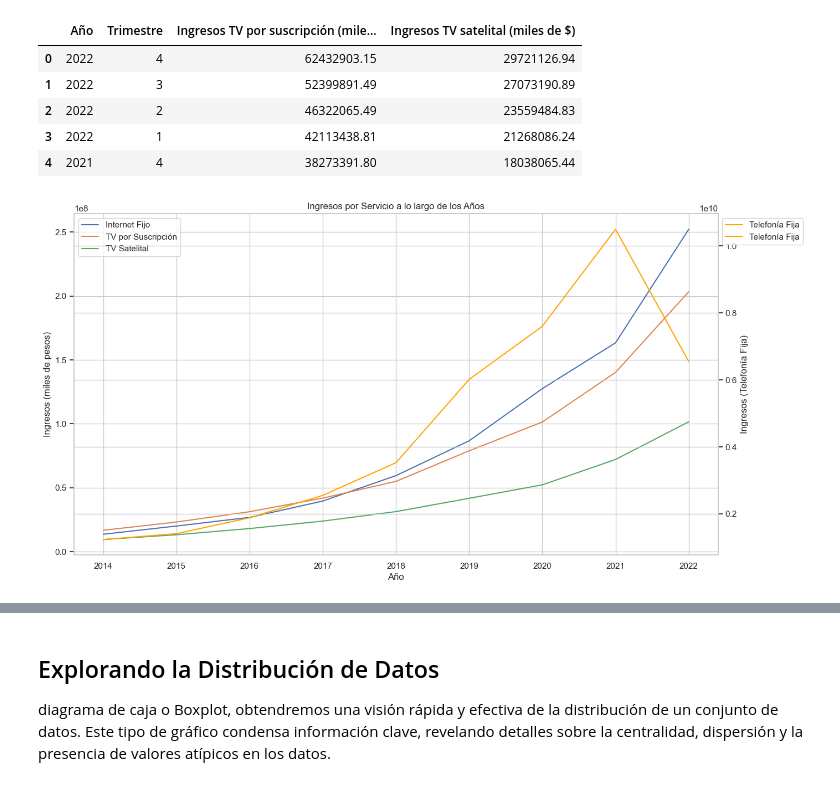
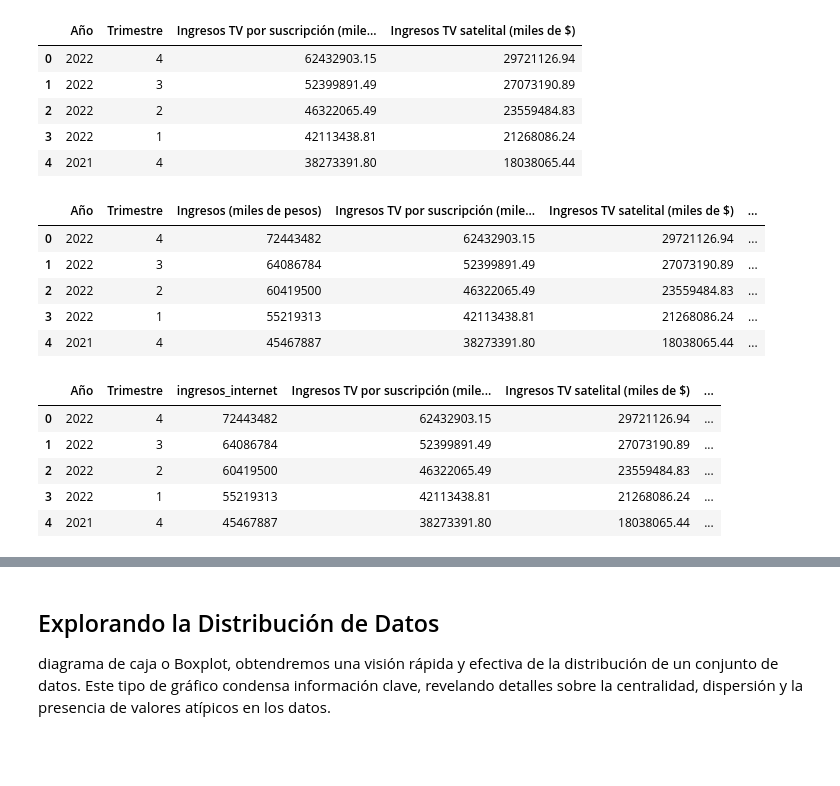
Before and after one commit to roscha10/DataAnalytics_ENACOM, a Jupyter notebook: EDA.ipynb, the cells around one changed output, grey strips where cells are left out. Saved outputs shown, nothing was run; the diff lists cells and outputs as text; code cells hidden in the pictures; blank space fills up the shorter version.

```diff
--- a/EDA.ipynb
+++ b/EDA.ipynb
@@ -937,30 +889,0 @@ combined_yearly = pd.merge(combined_yearly, telefonia_fija_yearly, on='Año')
-# %%
-# Configurar el tamaño de la figura
-plt.figure(figsize=(15, 8))
-
-# Crear el gráfico de líneas para Internet Fijo, TV por Suscripción y TV Satelital
-sns.lineplot(x='Año', y='Ingresos (miles de pesos)', data=combined_yearly, label='Internet Fijo')
-sns.lineplot(x='Año', y='Ingresos TV por suscripción  (miles de $)', data=combined_yearly, label='TV por Suscripción')
-sns.lineplot(x='Año', y='Ingresos TV satelital (miles de $)', data=combined_yearly, label='TV Satelital')
-
-# Crear el eje secundario para Telefonía Fija
-ax2 = plt.gca().twinx()
-sns.lineplot(x='Año', y='Ingresos (miles de $)', data=combined_yearly, label='Telefonía Fija', ax=ax2, color='orange')
-
-# Personalizar el título y las etiquetas de los ejes
-plt.title("Ingresos por Servicio a lo largo de los Años")
-plt.xlabel("Año")
-
-# Configurar los ejes y etiquetas
-plt.ylabel("Ingresos (Internet Fijo y TV por Suscripción)")
-ax2.set_ylabel("Ingresos (Telefonía Fija)")
-
-# Unificar las leyendas y ajustar la posición
-lines, labels = plt.gca().get_legend_handles_labels()
-lines2, labels2 = ax2.get_legend_handles_labels()
-plt.legend(lines + lines2, labels + labels2, loc='upper left', bbox_to_anchor=(1, 1))
-
-# Mostrar el gráfico
-plt.show()
-# %% [output]
-[figure, removed]
@@ -966,0 +893,9 @@ plt.show()
+# %%
+df_final.head()
+# %% [output]
+|  | Año | Trimestre | Ingresos (miles de pesos) | Ingresos TV por suscripción (mile... | Ingresos TV satelital (miles de $) | ... |
+| 0 | 2022 | 4 | 72443482 | 62432903.15 | 29721126.94 | ... |
+| 1 | 2022 | 3 | 64086784 | 52399891.49 | 27073190.89 | ... |
+| 2 | 2022 | 2 | 60419500 | 46322065.49 | 23559484.83 | ... |
+| 3 | 2022 | 1 | 55219313 | 42113438.81 | 21268086.24 | ... |
+| 4 | 2021 | 4 | 45467887 | 38273391.80 | 18038065.44 | ... |
@@ -966,0 +906,9 @@ plt.show()
+# %%
+df_final.head()
+# %% [output]
+|  | Año | Trimestre | ingresos_internet | Ingresos TV por suscripción (mile... | Ingresos TV satelital (miles de $) | ... |
+| 0 | 2022 | 4 | 72443482 | 62432903.15 | 29721126.94 | ... |
+| 1 | 2022 | 3 | 64086784 | 52399891.49 | 27073190.89 | ... |
+| 2 | 2022 | 2 | 60419500 | 46322065.49 | 23559484.83 | ... |
+| 3 | 2022 | 1 | 55219313 | 42113438.81 | 21268086.24 | ... |
+| 4 | 2021 | 4 | 45467887 | 38273391.80 | 18038065.44 | ... |
```
Also changed, not shown: parts of 11 cells of this notebook, 9 other files.
